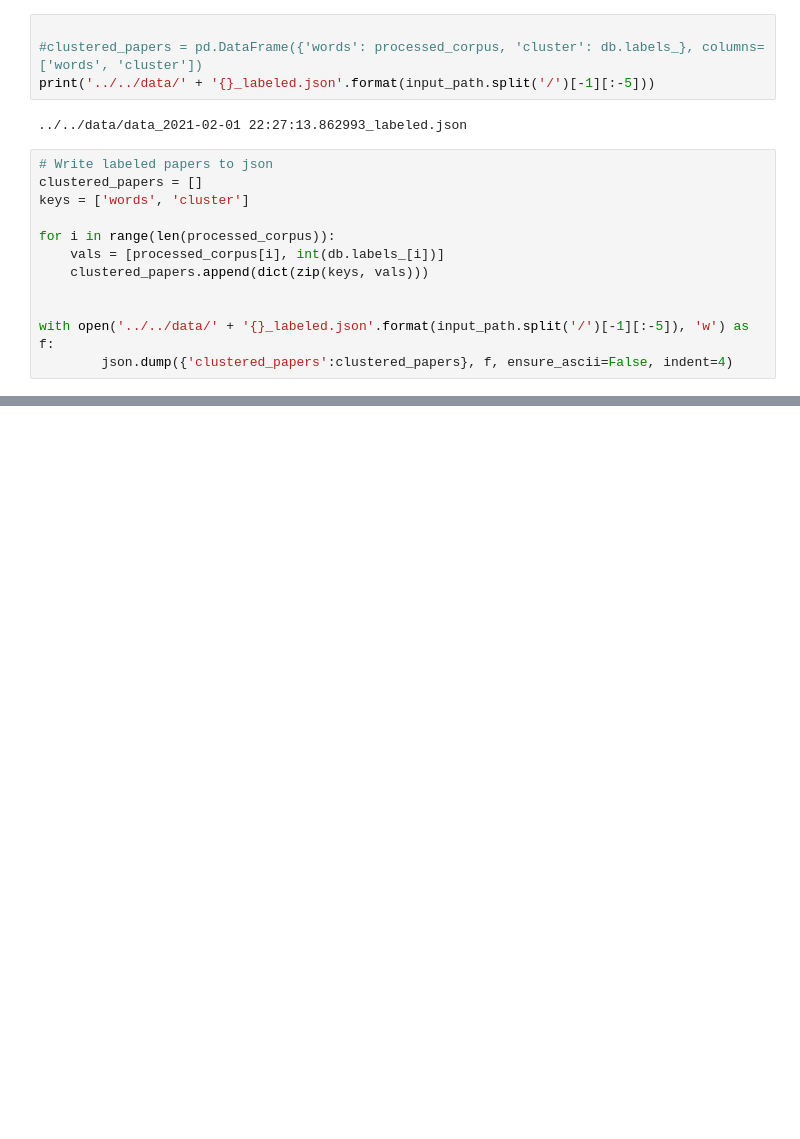
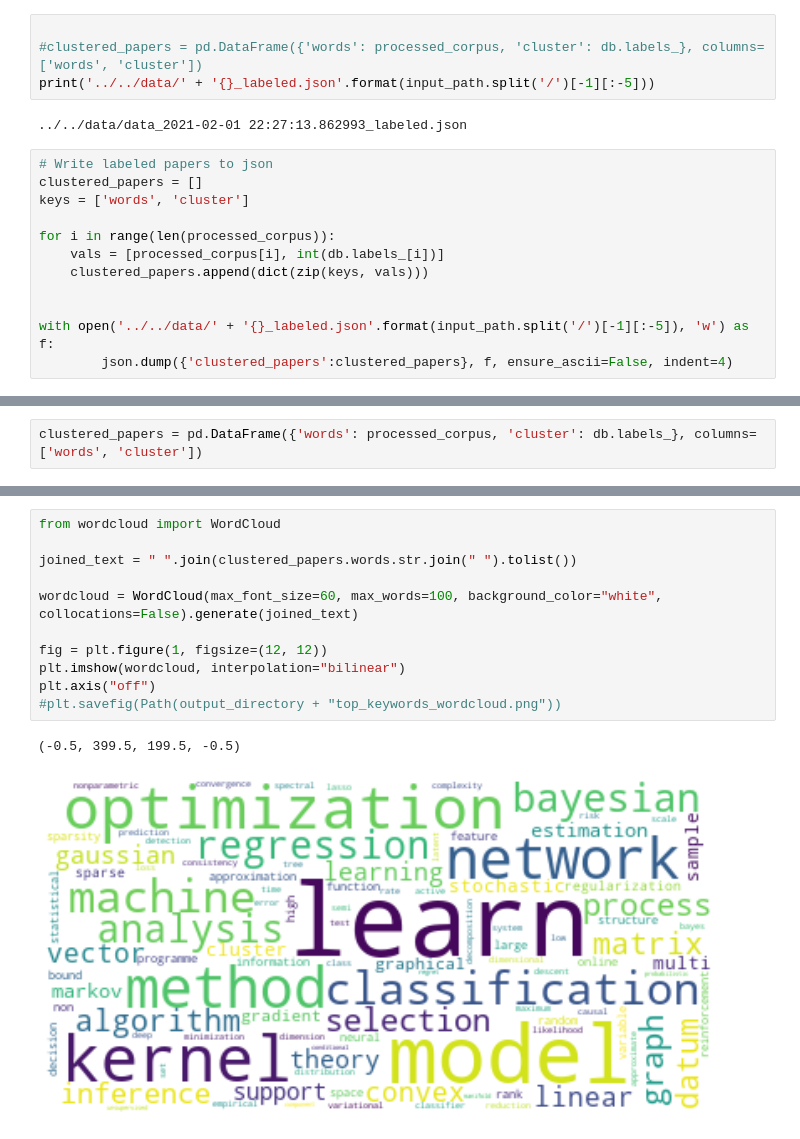
Before and after one commit to DonatJR/ita_ws20, a Jupyter notebook: src/utils/notebooks/Keywords_BOW.ipynb, the cells around one changed output, grey strips where cells are left out. Cells and saved outputs as stored; diff of their text form; blank space fills up the shorter version.

```diff
--- a/src/utils/notebooks/Keywords_BOW.ipynb
+++ b/src/utils/notebooks/Keywords_BOW.ipynb
@@ -218,0 +200,2 @@ classmethod
+# %%
+clustered_papers = pd.DataFrame({'words': processed_corpus, 'cluster': db.labels_}, columns=['words', 'cluster'])
@@ -218,0 +272,14 @@ classmethod
+# %%
+from wordcloud import WordCloud
+
+joined_text = " ".join(clustered_papers.words.str.join(" ").tolist())
+
+wordcloud = WordCloud(max_font_size=60, max_words=100, background_color="white", collocations=False).generate(joined_text)
+
+fig = plt.figure(1, figsize=(12, 12))
+plt.imshow(wordcloud, interpolation="bilinear")
+plt.axis("off")
+#plt.savefig(Path(output_directory + "top_keywords_wordcloud.png"))
+# %% [output]
+(-0.5, 399.5, 199.5, -0.5)
+[figure, added]
```
Also changed, not shown: parts of 7 cells of this notebook, 2 other files.
